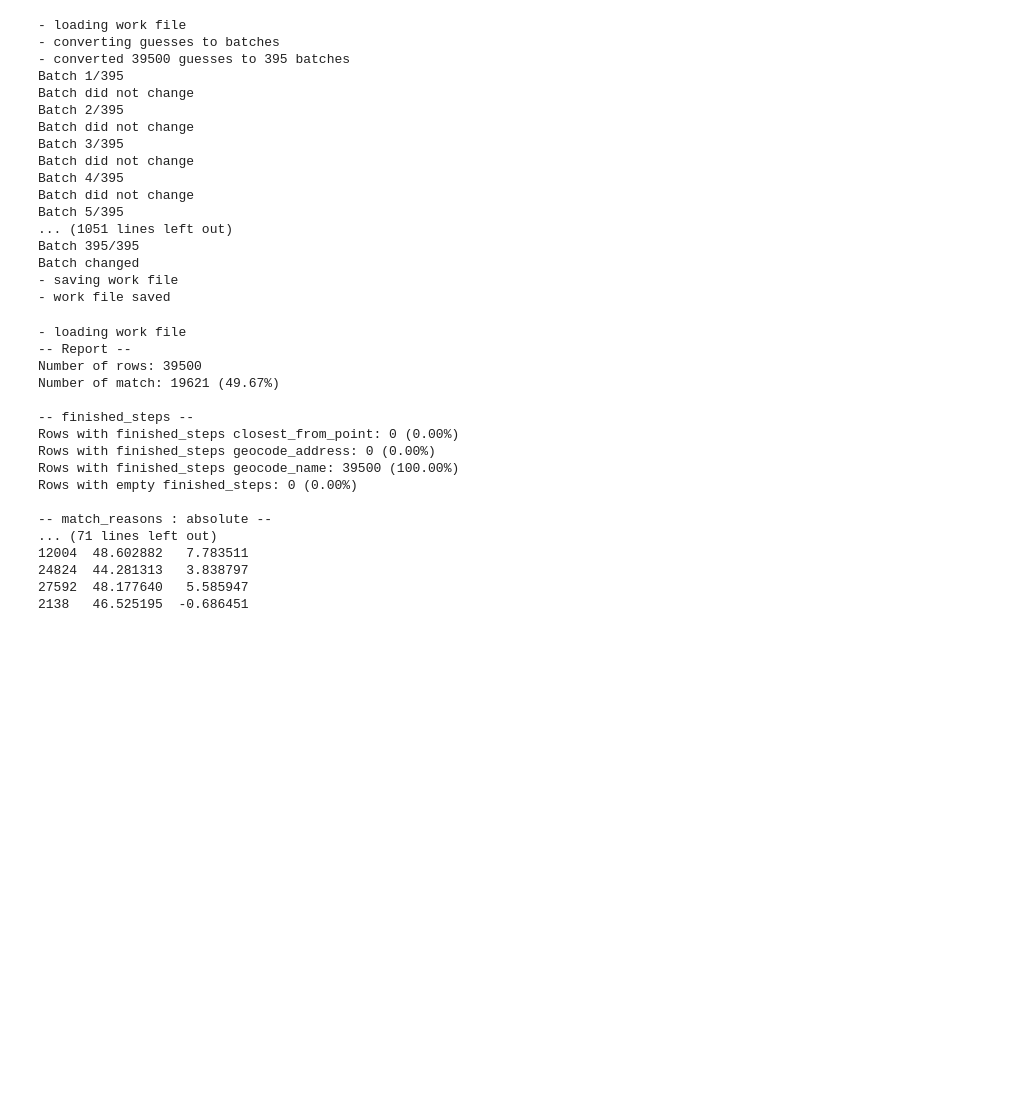
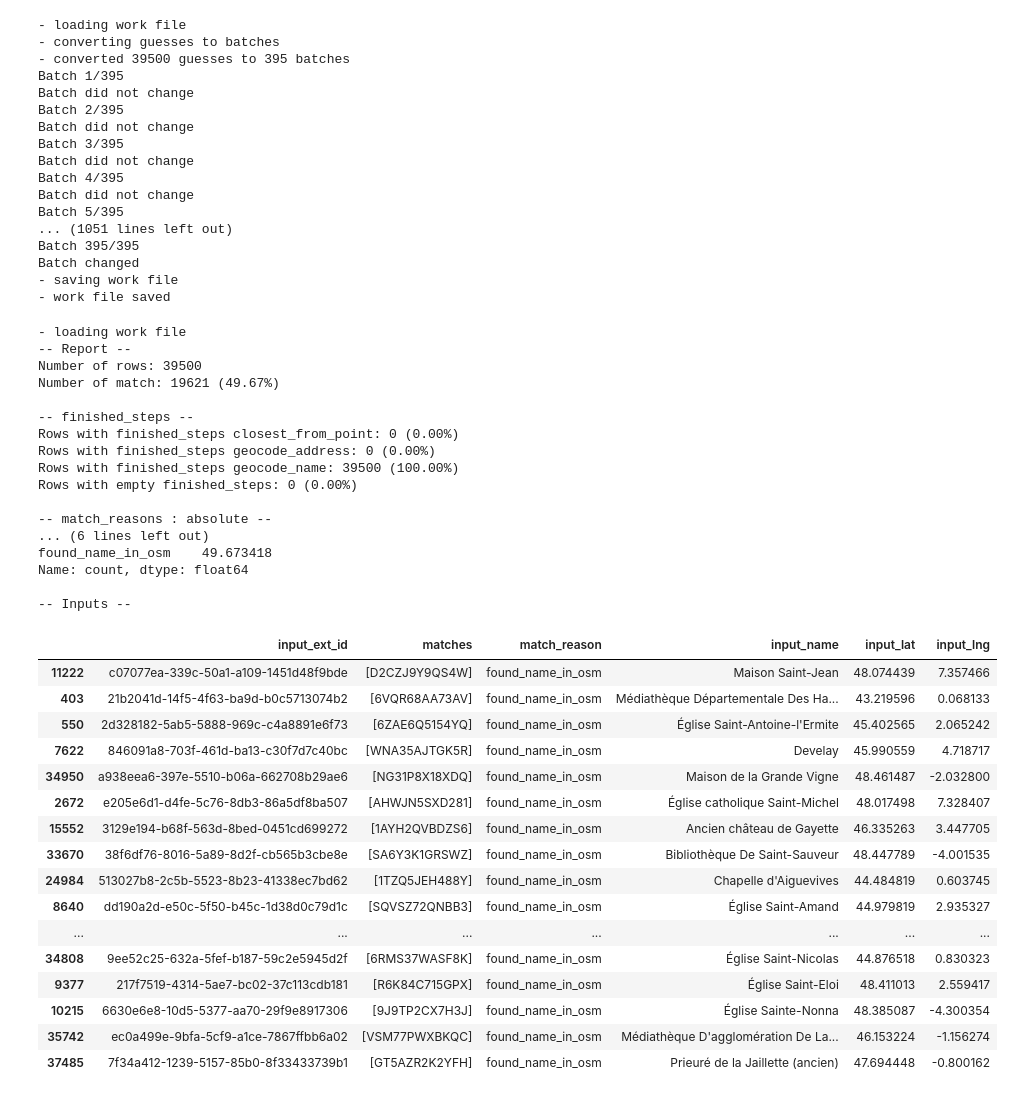
Before and after one commit to fab-geocommuns/RNB-coeur, a Jupyter notebook: app/notebooks/rapprochements/Base des lieux - Ministère de la Culture/rapprochement.ipynb, the cells around one changed output. Saved outputs shown, nothing was run; the diff lists cells and outputs as text; code cells hidden in the pictures; blank space fills up the shorter version.

```diff
--- a/app/notebooks/rapprochements/Base des lieux - Ministère de la Culture/rapprochement.ipynb
+++ b/app/notebooks/rapprochements/Base des lieux - Ministère de la Culture/rapprochement.ipynb
@@ -70,26 +70,47 @@ Batch changed
 - saving work file
 - work file saved
 # %%
+from IPython.display import display, HTML
+
 guesser = Guesser()
 guesser.load_work_file(guesses_path)
 guesser.report()
 
-guesser.matched_sample("found_name_in_osm", 20, ["input_ext_id", "matches", "match_reason", "input_name", "input_lat", "input_lng"],)
+sample = guesser.matched_sample("found_name_in_osm", 20, ["input_ext_id", "matches", "match_reason", "input_name", "input_lat", "input_lng"],)
+
+display(HTML(sample.to_html()))
 # %% [output]
 - loading work file
 -- Report --
 Number of rows: 39500
 Number of match: 19621 (49.67%)
 
 -- finished_steps --
 Rows with finished_steps closest_from_point: 0 (0.00%)
 Rows with finished_steps geocode_address: 0 (0.00%)
 Rows with finished_steps geocode_name: 39500 (100.00%)
 Rows with empty finished_steps: 0 (0.00%)
 
 -- match_reasons : absolute --
-... (71 lines left out)
-12004  48.602882   7.783511
-24824  44.281313   3.838797
-27592  48.177640   5.585947
-2138   46.525195  -0.686451
+... (6 lines left out)
+found_name_in_osm    49.673418
+Name: count, dtype: float64
+
+-- Inputs --
+|  | input_ext_id | matches | match_reason | input_name | input_lat | input_lng |
+| 11222 | c07077ea-339c-50a1-a109-1451d48f9bde | [D2CZJ9Y9QS4W] | found_name_in_osm | Maison Saint-Jean | 48.074439 | 7.357466 |
+| 403 | 21b2041d-14f5-4f63-ba9d-b0c5713074b2 | [6VQR68AA73AV] | found_name_in_osm | Médiathèque Départementale Des Ha... | 43.219596 | 0.068133 |
+| 550 | 2d328182-5ab5-5888-969c-c4a8891e6f73 | [6ZAE6Q5154YQ] | found_name_in_osm | Église Saint-Antoine-l'Ermite | 45.402565 | 2.065242 |
+| 7622 | 846091a8-703f-461d-ba13-c30f7d7c40bc | [WNA35AJTGK5R] | found_name_in_osm | Develay | 45.990559 | 4.718717 |
+| 34950 | a938eea6-397e-5510-b06a-662708b29ae6 | [NG31P8X18XDQ] | found_name_in_osm | Maison de la Grande Vigne | 48.461487 | -2.032800 |
+| 2672 | e205e6d1-d4fe-5c76-8db3-86a5df8ba507 | [AHWJN5SXD281] | found_name_in_osm | Église catholique Saint-Michel | 48.017498 | 7.328407 |
+| 15552 | 3129e194-b68f-563d-8bed-0451cd699272 | [1AYH2QVBDZS6] | found_name_in_osm | Ancien château de Gayette | 46.335263 | 3.447705 |
+| 33670 | 38f6df76-8016-5a89-8d2f-cb565b3cbe8e | [SA6Y3K1GRSWZ] | found_name_in_osm | Bibliothèque De Saint-Sauveur | 48.447789 | -4.001535 |
+| 24984 | 513027b8-2c5b-5523-8b23-41338ec7bd62 | [1TZQ5JEH488Y] | found_name_in_osm | Chapelle d'Aiguevives | 44.484819 | 0.603745 |
+| 8640 | dd190a2d-e50c-5f50-b45c-1d38d0c79d1c | [SQVSZ72QNBB3] | found_name_in_osm | Église Saint-Amand | 44.979819 | 2.935327 |
+| ... | ... | ... | ... | ... | ... | ... |
+| 34808 | 9ee52c25-632a-5fef-b187-59c2e5945d2f | [6RMS37WASF8K] | found_name_in_osm | Église Saint-Nicolas | 44.876518 | 0.830323 |
+| 9377 | 217f7519-4314-5ae7-bc02-37c113cdb181 | [R6K84C715GPX] | found_name_in_osm | Église Saint-Eloi | 48.411013 | 2.559417 |
+| 10215 | 6630e6e8-10d5-5377-aa70-29f9e8917306 | [9J9TP2CX7H3J] | found_name_in_osm | Église Sainte-Nonna | 48.385087 | -4.300354 |
+| 35742 | ec0a499e-9bfa-5cf9-a1ce-7867ffbb6a02 | [VSM77PWXBKQC] | found_name_in_osm | Médiathèque D'agglomération De La... | 46.153224 | -1.156274 |
+| 37485 | 7f34a412-1239-5157-85b0-8f33433739b1 | [GT5AZR2K2YFH] | found_name_in_osm | Prieuré de la Jaillette (ancien) | 47.694448 | -0.800162 |
```
Also changed, not shown: 1 other file.
